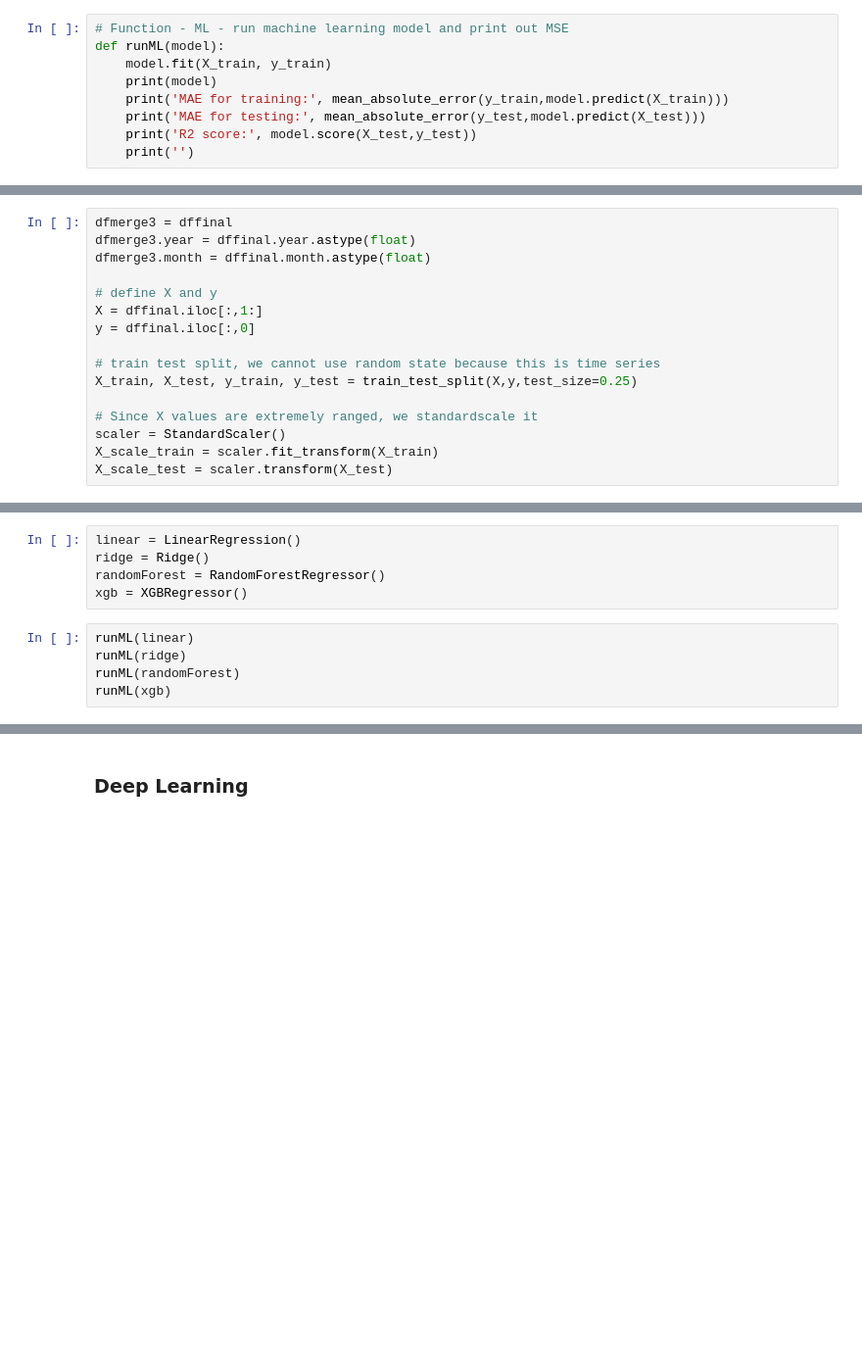
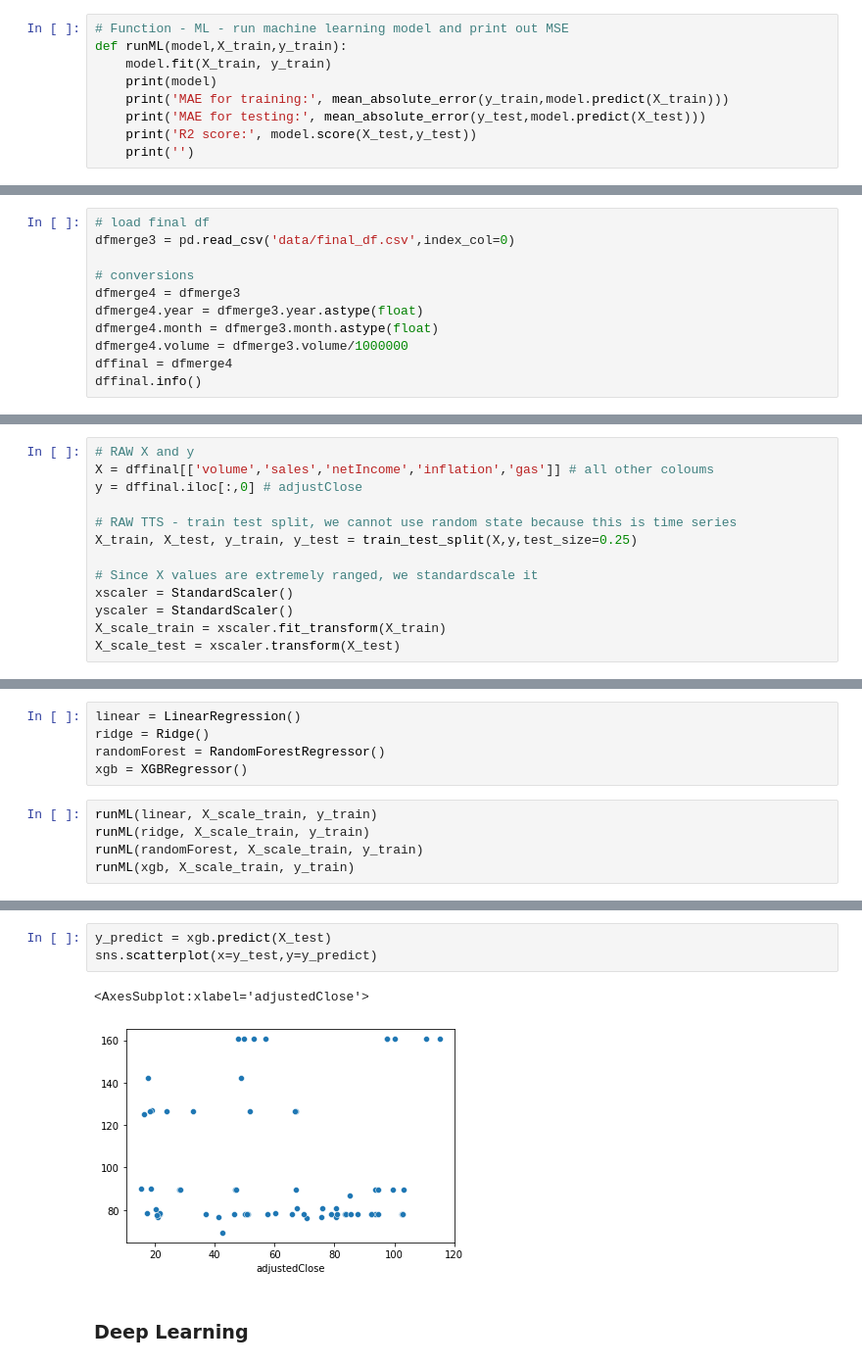
Before and after one commit to StockJanitor/Project43_DataTextMining, a Jupyter notebook: dl.ipynb, the cells around one changed output, grey strips where cells are left out. Shown at 98% size. Cells and saved outputs as stored; diff of their text form; blank space fills up the shorter version.

```diff
--- a/textMiningEV (1).ipynb
+++ b/dl.ipynb
@@ -382,7 +382,7 @@ def plot_results(a, b):
     plt.show()
 # %%
 # Function - ML - run machine learning model and print out MSE
-def runML(model):
+def runML(model,X_train,y_train):
     model.fit(X_train, y_train)
     print(model)
     print('MAE for training:', mean_absolute_error(y_train,model.predict(X_train)))
@@ -690,0 +689,11 @@ dffinal = pd.read_csv('data/final_df.csv')
+# %%
+# load final df
+dfmerge3 = pd.read_csv('data/final_df.csv',index_col=0)
+
+# conversions
+dfmerge4 = dfmerge3
+dfmerge4.year = dfmerge3.year.astype(float)
+dfmerge4.month = dfmerge3.month.astype(float)
+dfmerge4.volume = dfmerge3.volume/1000000
+dffinal = dfmerge4
+dffinal.info()
@@ -693,19 +740,16 @@ dffinal = pd.read_csv('data/final_df.csv')
 # %%
-dfmerge3 = dffinal
-dfmerge3.year = dffinal.year.astype(float)
-dfmerge3.month = dffinal.month.astype(float)
+# RAW X and y
+X = dffinal[['volume','sales','netIncome','inflation','gas']] # all other coloums
+y = dffinal.iloc[:,0] # adjustClose
 
-# define X and y
-X = dffinal.iloc[:,1:]
-y = dffinal.iloc[:,0]
-
-# train test split, we cannot use random state because this is time series
+# RAW TTS - train test split, we cannot use random state because this is time series
 X_train, X_test, y_train, y_test = train_test_split(X,y,test_size=0.25)
 
 # Since X values are extremely ranged, we standardscale it
-scaler = StandardScaler()
-X_scale_train = scaler.fit_transform(X_train)
-X_scale_test = scaler.transform(X_test)
+xscaler = StandardScaler()
+yscaler = StandardScaler()
+X_scale_train = xscaler.fit_transform(X_train)
+X_scale_test = xscaler.transform(X_test)
 # %% [markdown]
 ### Machine Learning
 # %%
@@ -714,9 +758,9 @@ ridge = Ridge()
 randomForest = RandomForestRegressor()
 xgb = XGBRegressor()
 # %%
-runML(linear)
-runML(ridge)
-runML(randomForest)
-runML(xgb)
+runML(linear, X_scale_train, y_train)
+runML(ridge, X_scale_train, y_train)
+runML(randomForest, X_scale_train, y_train)
+runML(xgb, X_scale_train, y_train)
 # %% [output]
 LinearRegression()
@@ -739,2 +783,8 @@ R2 score: 0.9813375919276773
+# %%
+y_predict = xgb.predict(X_test)
+sns.scatterplot(x=y_test,y=y_predict)
+# %% [output]
+<AxesSubplot:xlabel='adjustedClose'>
+[figure, added]
 # %% [markdown]
 ### Deep Learning
```
Also changed, not shown: parts of 18 cells of this notebook, 2 other files.
